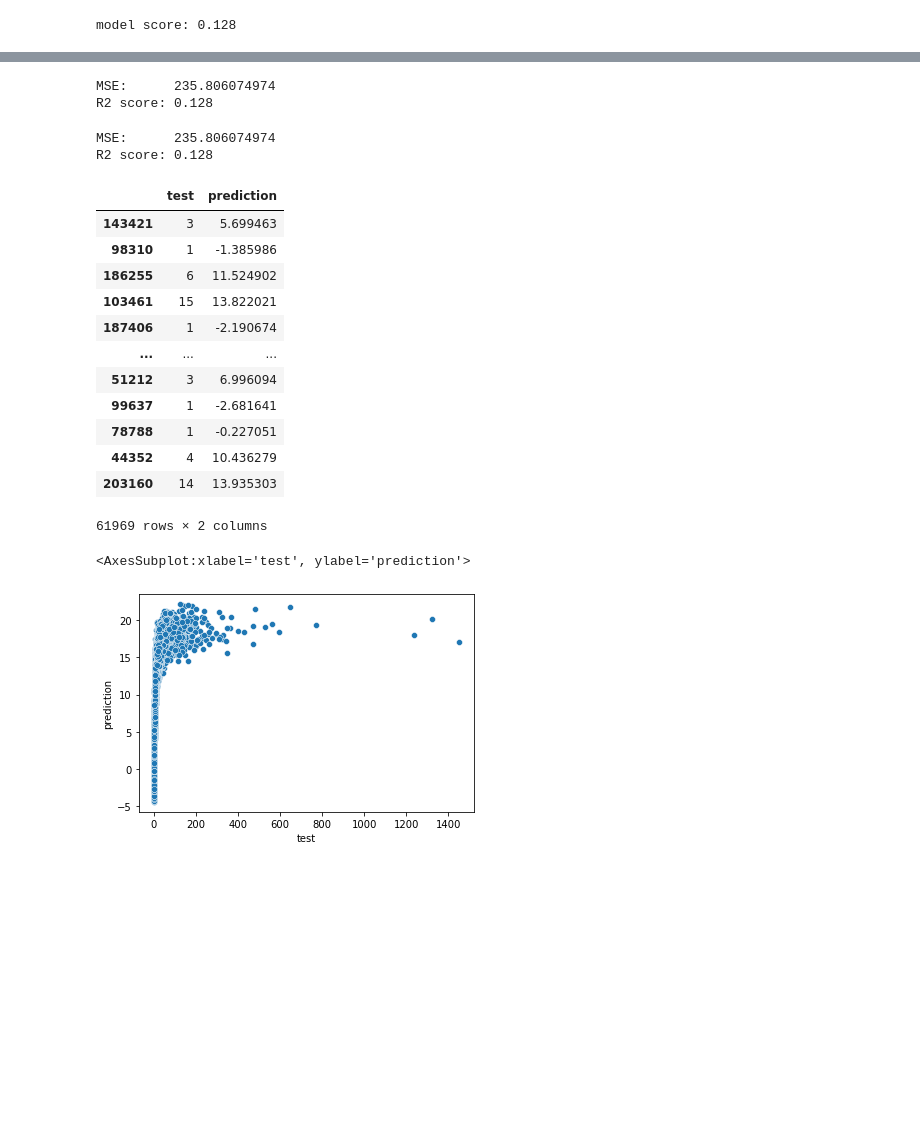
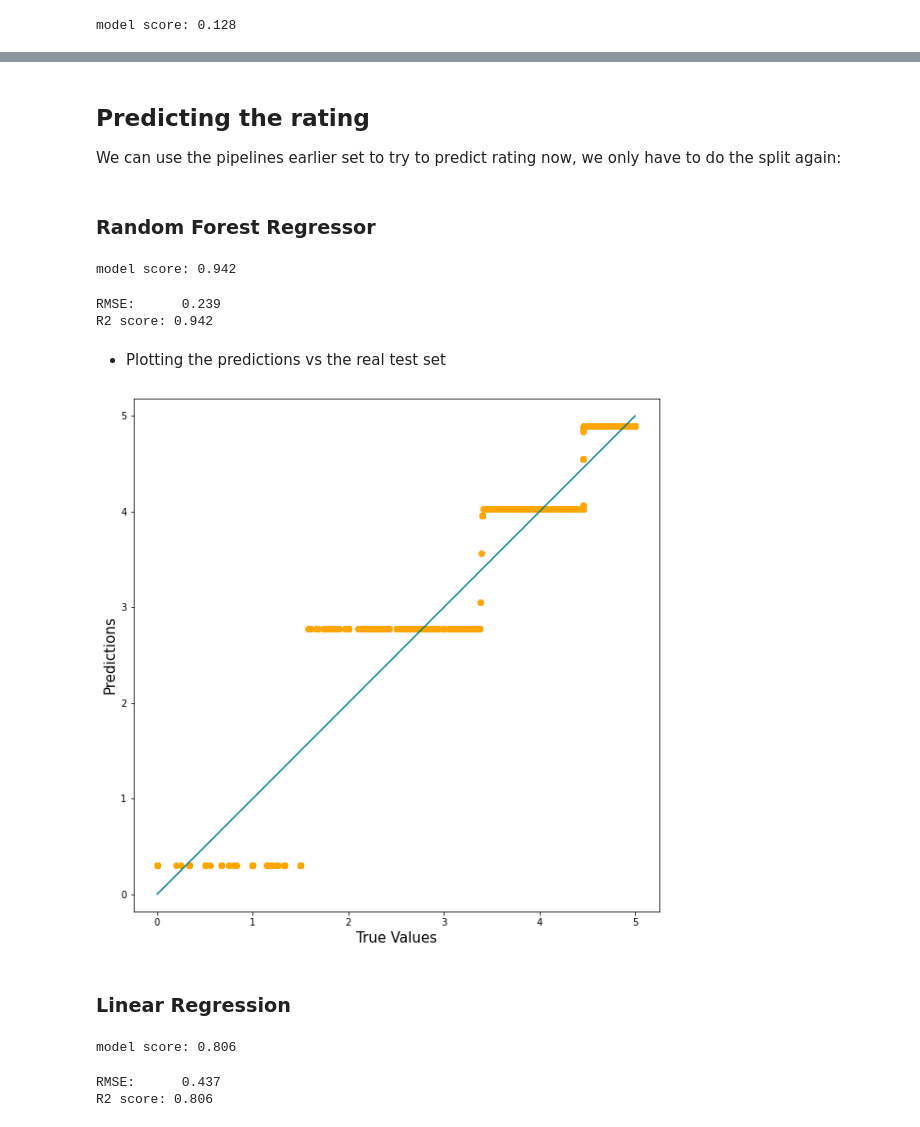
Before and after one commit to Alex-Skp/Recipe-Popularity-Predictor, a Jupyter notebook: code/2-Applying-regression-models-with-pipelines.ipynb, the cells around one changed output, grey strips where cells are left out. Saved outputs shown, nothing was run; the diff lists cells and outputs as text; code cells hidden in the pictures; blank space fills up the shorter version.

```diff
--- a/code/2-Applying-regression-models-with-pipelines.ipynb
+++ b/code/2-Applying-regression-models-with-pipelines.ipynb
@@ -250,0 +333,3 @@ model score: 0.128
+# %% [markdown]
+## Predicting the rating
+We can use the pipelines earlier set to try to predict rating now, we only have to do the split again:
@@ -250,0 +339,38 @@ model score: 0.128
+# %%
+X_train, X_test, y_train, y_test = train_test_split(X, y, test_size=0.3, random_state=66)
+# %% [markdown]
+### Random Forest Regressor
+# %%
+pipe_RFreg = Pipeline([('preprocessing', preprocessor),
+                       ('random forest reg', RandomForestRegressor(max_depth=2, random_state=66))
+                       ])
+# %%
+pipe_RFreg.fit(X_train, y_train)
+print("model score: %.3f" % pipe_RFreg.score(X_test, y_test))
+# %% [output]
+model score: 0.942
+# %%
+y_test_predict = pipe_RFreg.predict(X_test)
+# %%
+print("RMSE:      {:.3f}".format(mean_squared_error(y_test, y_test_predict, squared=False)))
+print("R2 score: {:.3f}".format(r2_score(y_test, y_test_predict)))
+# %% [output]
+RMSE:      0.239
+R2 score: 0.942
+# %% [markdown]
+* Plotting the predictions vs the real test set
+# %%
+plt.figure(figsize=(10,10))
+plt.scatter(y_test, y_test_predict, c='orange')
+
+p1 = max(max(y_test_predict), max(y_test))
+p2 = min(min(y_test_predict), min(y_test))
+plt.plot([p1, p2], [p1, p2], 'teal')
+plt.xlabel('True Values', fontsize=15)
+plt.ylabel('Predictions', fontsize=15)
+plt.axis('equal')
+plt.show()
+# %% [output]
+[figure, added]
+# %% [markdown]
+### Linear Regression
@@ -251,8 +381,13 @@ model score: 0.128
+# %%
+pipe_lr.fit(X_train, y_train)
+print("model score: %.3f" % pipe_lr.score(X_test, y_test))
+# %% [output]
+model score: 0.806
 # %%
 y_test_predict = pipe_lr.predict(X_test)
 # %%
-print("MSE:      {:.9f}".format(mean_squared_error(y_test, y_test_predict)))
+print("RMSE:      {:.3f}".format(mean_squared_error(y_test, y_test_predict, squared=False)))
 print("R2 score: {:.3f}".format(r2_score(y_test, y_test_predict)))
 # %% [output]
-MSE:      235.806074974
-R2 score: 0.128
+RMSE:      0.437
+R2 score: 0.806
@@ -269,28 +393,0 @@ y_test_predict = pipe_lr.predict(X_test)
-# %%
-print("MSE:      {:.9f}".format(mean_squared_error(y_test, y_test_predict)))
-print("R2 score: {:.3f}".format(r2_score(y_test, y_test_predict)))
-# %% [output]
-MSE:      235.806074974
-R2 score: 0.128
-# %%
-results = pd.DataFrame({'test':y_test,'prediction':y_test_predict})
-results
-# %% [output]
-|  | test | prediction |
-| 143421 | 3 | 5.699463 |
-| 98310 | 1 | -1.385986 |
-| 186255 | 6 | 11.524902 |
-| 103461 | 15 | 13.822021 |
-| 187406 | 1 | -2.190674 |
-| ... | ... | ... |
-| 51212 | 3 | 6.996094 |
-| 99637 | 1 | -2.681641 |
-| 78788 | 1 | -0.227051 |
-| 44352 | 4 | 10.436279 |
-| 203160 | 14 | 13.935303 |
-61969 rows × 2 columns
-# %%
-sns.scatterplot(data=results, x='test', y='prediction')
-# %% [output]
-<AxesSubplot:xlabel='test', ylabel='prediction'>
-[figure, removed]
```
Also changed, not shown: parts of 52 cells of this notebook, 4 other files.
